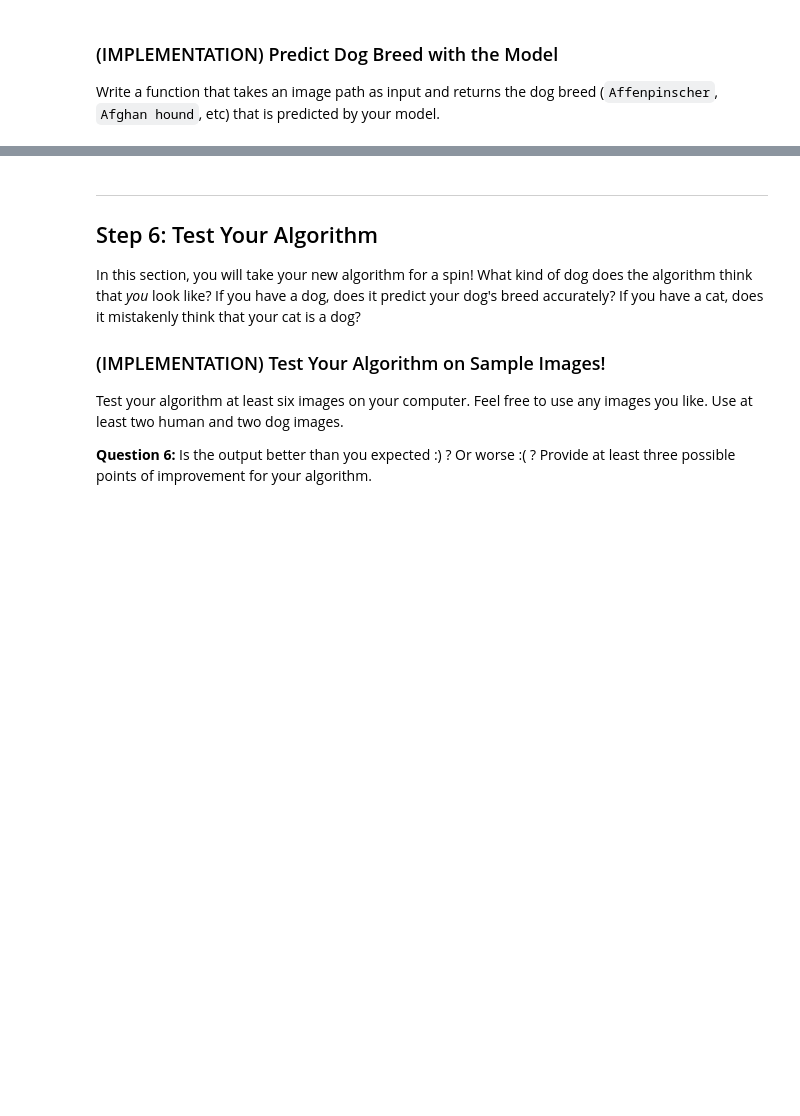
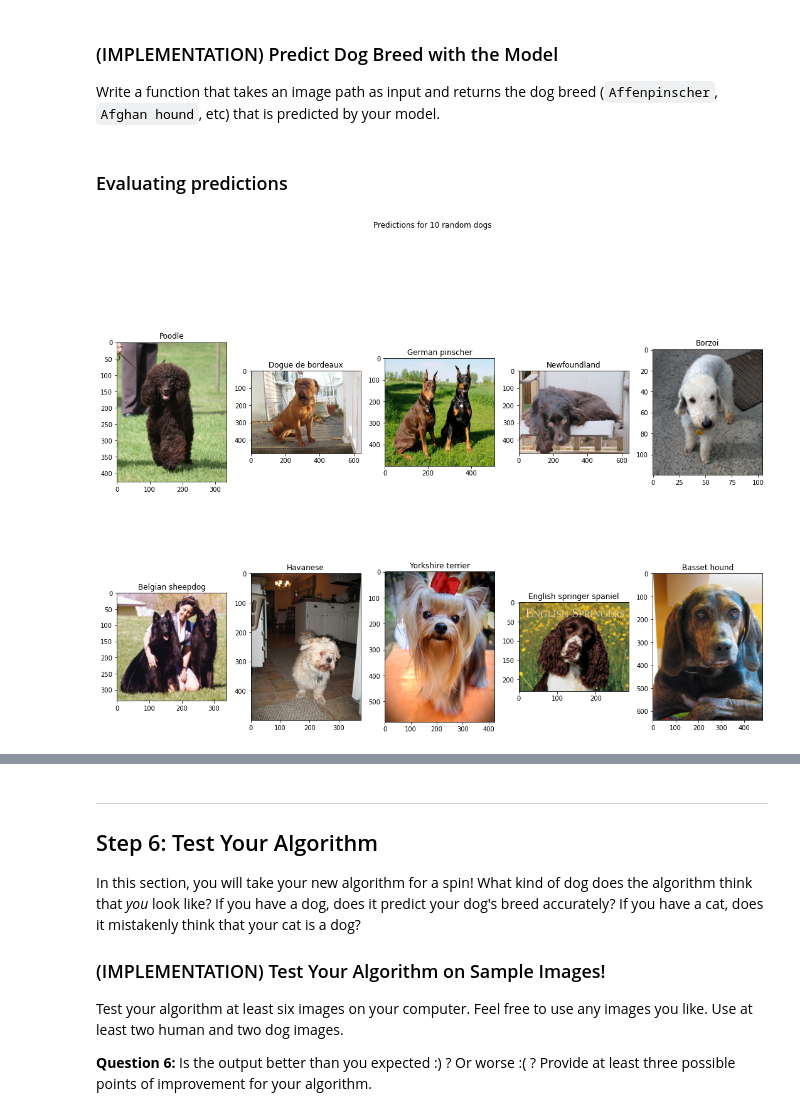
Before and after one commit to paulovsm/dog-breed-classifier, a Jupyter notebook: dog_app.ipynb, the cells around one changed output, grey strips where cells are left out. Cells and saved outputs as stored; diff of their text form; code cells hidden in the pictures; blank space fills up the shorter version.

Commit message:
Complete transfer learning training and testing app results.

```diff
--- a/dog_app.ipynb
+++ b/dog_app.ipynb
@@ -1093,3 +1185,24 @@ def predict_breed_transfer(img_path):
+# %% [markdown]
+### Evaluating predictions
+# %%
+validation_images = np.array(glob("dogImages/valid/*/*"))
+random_dogs = np.random.choice(validation_images, 10)
+
+fig, axs = plt.subplots(2, 5, figsize=(15,15))
+fig.suptitle('Predictions for 10 random dogs')
+for index, ax in enumerate(axs.flatten()):
+    path = random_dogs[index]
+    img = cv2.imread(path)
+
+    breed_name, _, _ = predict_breed_transfer(path)
+
+    ax.set_title(breed_name)
+    ax.imshow(cv2.cvtColor(img, cv2.COLOR_BGR2RGB))
+
+plt.tight_layout(rect=[0, 0.1, 1, 0.95])
+plt.show()
+# %% [output]
+[figure, added]
 # %% [markdown]
 ---
 <a id='step5'></a>
```
Also changed, not shown: parts of 30 cells of this notebook.
